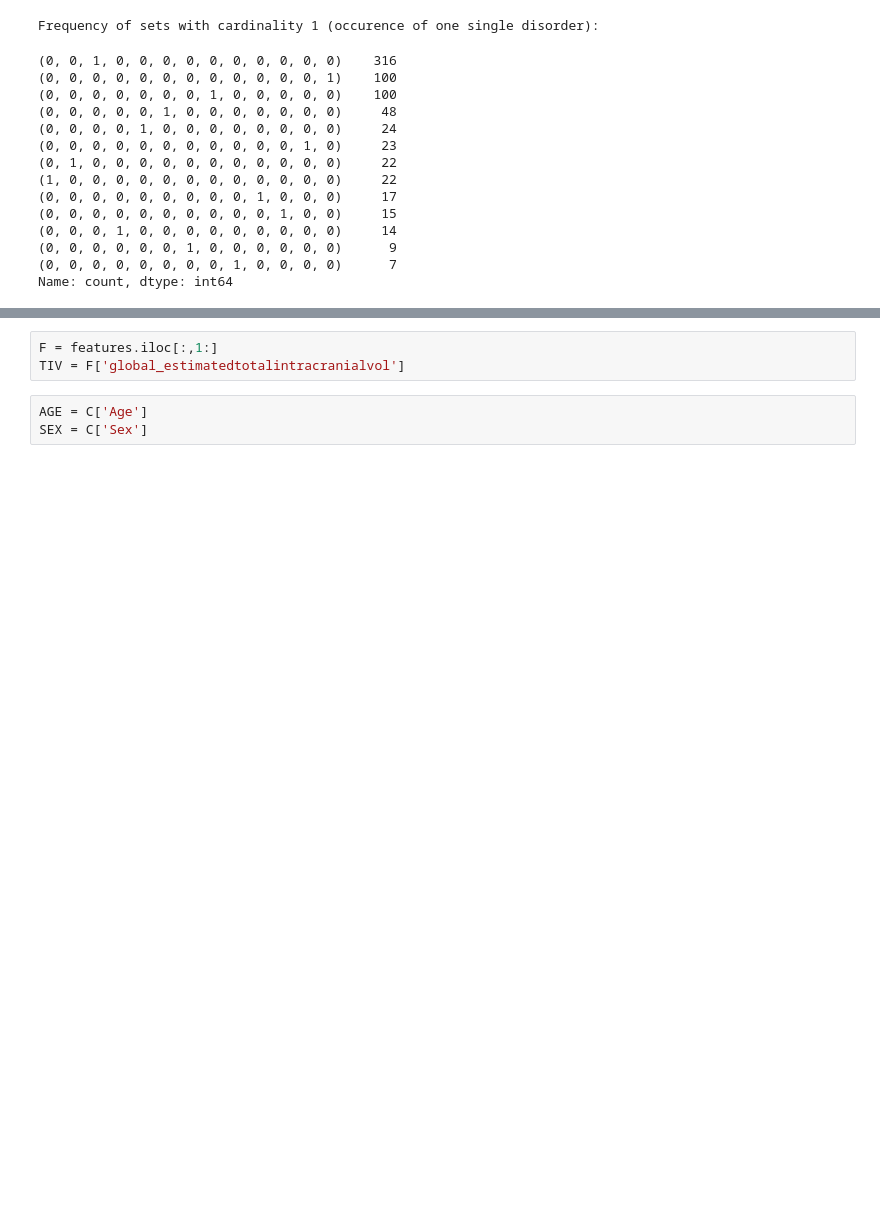
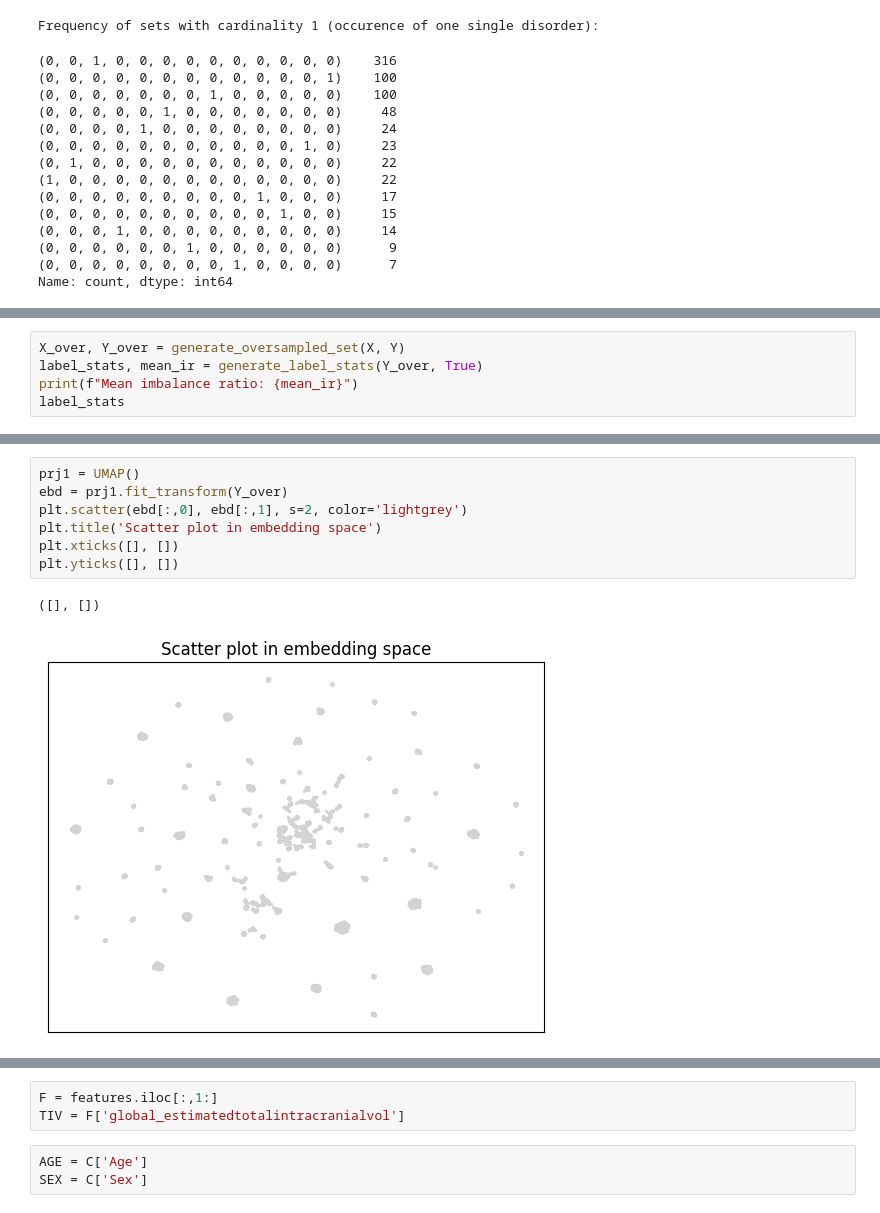
Before and after one commit to damian-jazz/comorbidity_prediction, a Jupyter notebook: data_inspection.ipynb, the cells around one changed output, grey strips where cells are left out. Cells and saved outputs as stored; diff of their text form; blank space fills up the shorter version.

```diff
--- a/data_inspection.ipynb
+++ b/data_inspection.ipynb
@@ -212,0 +263,5 @@ plot_umap_cluster(D, 'classification', ebd)
+# %%
+X_over, Y_over = generate_oversampled_set(X, Y)
+label_stats, mean_ir = generate_label_stats(Y_over, True)
+print(f"Mean imbalance ratio: {mean_ir}")
+label_stats
@@ -212,0 +284,10 @@ plot_umap_cluster(D, 'classification', ebd)
+# %%
+prj1 = UMAP()
+ebd = prj1.fit_transform(Y_over)
+plt.scatter(ebd[:,0], ebd[:,1], s=2, color='lightgrey')
+plt.title('Scatter plot in embedding space')
+plt.xticks([], [])
+plt.yticks([], [])
+# %% [output]
+([], [])
+[figure, added]
```
Also changed, not shown: parts of 22 cells of this notebook.
